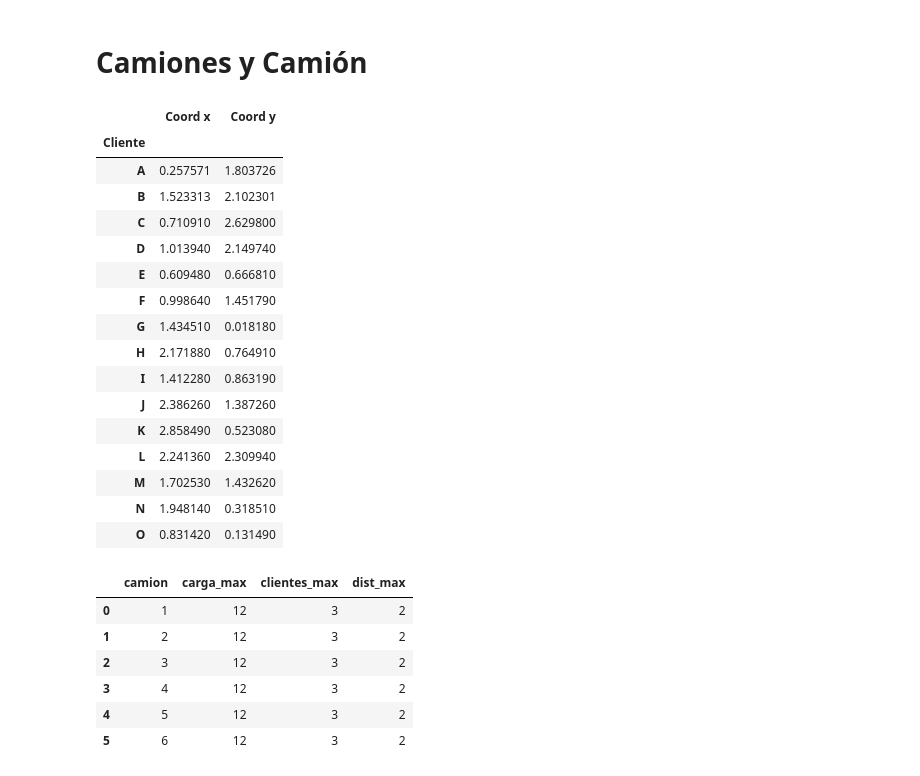
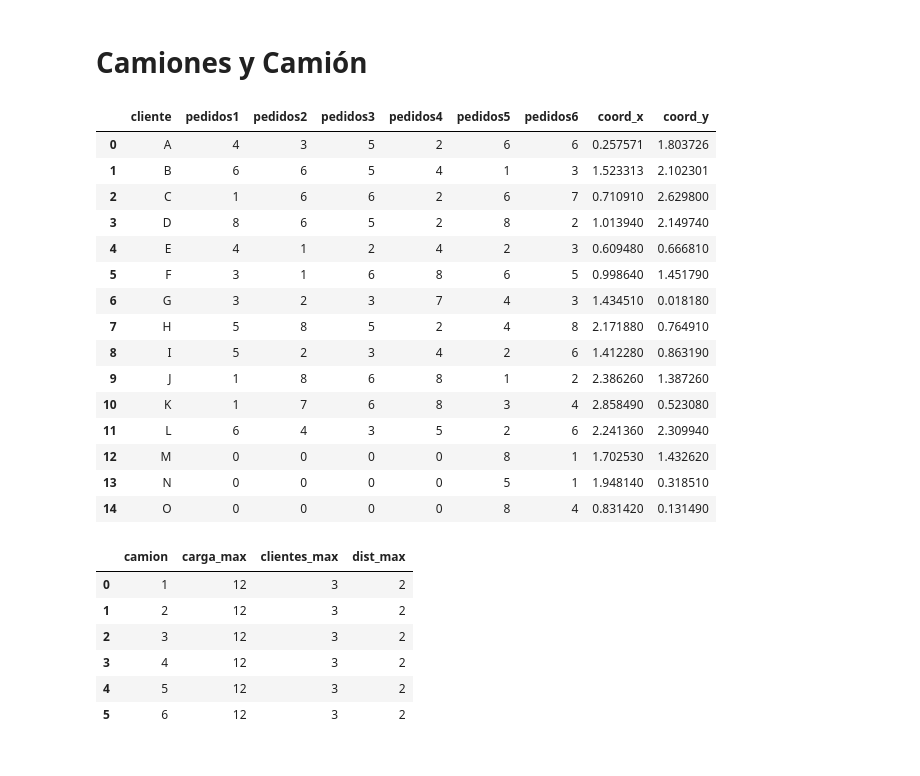
Before and after one commit to JuanCruzC97/ope3-logistica, a Jupyter notebook: 1.0-pruebas-iniciales.ipynb, the cells around one changed output. Drawn from its saved outputs; the diff is of its cells as text; code cells hidden in the pictures.

```diff
--- a/1.0-pruebas-iniciales.ipynb
+++ b/1.0-pruebas-iniciales.ipynb
@@ -5,26 +5,27 @@ import copy
 # %% [markdown]
 # Camiones y Camión
 # %%
-df_clientes = pd.read_excel("data/inputs/data_inputs.xlsx", sheet_name="clientes", index_col=[0])
-df_clientes
+df_clientes = pd.read_excel("data/inputs/data_inputs.xlsx", sheet_name="clientes")
+df_pedidos = pd.read_excel("data/inputs/data_inputs.xlsx", sheet_name="pedidos")
+df_pedidos = pd.merge(left=df_pedidos, right=df_clientes, on="cliente", how="inner")
+df_pedidos
 # %% [output]
-|  | Coord x | Coord y |
-| Cliente |  |  |
-| A | 0.257571 | 1.803726 |
-| B | 1.523313 | 2.102301 |
-| C | 0.710910 | 2.629800 |
-| D | 1.013940 | 2.149740 |
-| E | 0.609480 | 0.666810 |
-| F | 0.998640 | 1.451790 |
-| G | 1.434510 | 0.018180 |
-| H | 2.171880 | 0.764910 |
-| I | 1.412280 | 0.863190 |
-| J | 2.386260 | 1.387260 |
-| K | 2.858490 | 0.523080 |
-| L | 2.241360 | 2.309940 |
-| M | 1.702530 | 1.432620 |
-| N | 1.948140 | 0.318510 |
-| O | 0.831420 | 0.131490 |
+|  | cliente | pedidos1 | pedidos2 | pedidos3 | pedidos4 | pedidos5 | pedidos6 | coord_x | coord_y |
+| 0 | A | 4 | 3 | 5 | 2 | 6 | 6 | 0.257571 | 1.803726 |
+| 1 | B | 6 | 6 | 5 | 4 | 1 | 3 | 1.523313 | 2.102301 |
+| 2 | C | 1 | 6 | 6 | 2 | 6 | 7 | 0.710910 | 2.629800 |
+| 3 | D | 8 | 6 | 5 | 2 | 8 | 2 | 1.013940 | 2.149740 |
+| 4 | E | 4 | 1 | 2 | 4 | 2 | 3 | 0.609480 | 0.666810 |
+| 5 | F | 3 | 1 | 6 | 8 | 6 | 5 | 0.998640 | 1.451790 |
+| 6 | G | 3 | 2 | 3 | 7 | 4 | 3 | 1.434510 | 0.018180 |
+| 7 | H | 5 | 8 | 5 | 2 | 4 | 8 | 2.171880 | 0.764910 |
+| 8 | I | 5 | 2 | 3 | 4 | 2 | 6 | 1.412280 | 0.863190 |
+| 9 | J | 1 | 8 | 6 | 8 | 1 | 2 | 2.386260 | 1.387260 |
+| 10 | K | 1 | 7 | 6 | 8 | 3 | 4 | 2.858490 | 0.523080 |
+| 11 | L | 6 | 4 | 3 | 5 | 2 | 6 | 2.241360 | 2.309940 |
+| 12 | M | 0 | 0 | 0 | 0 | 8 | 1 | 1.702530 | 1.432620 |
+| 13 | N | 0 | 0 | 0 | 0 | 5 | 1 | 1.948140 | 0.318510 |
+| 14 | O | 0 | 0 | 0 | 0 | 8 | 4 | 0.831420 | 0.131490 |
 # %%
 df_camiones = pd.read_excel("data/inputs/data_inputs.xlsx", sheet_name="camiones")
 df_camiones
```
Also changed, not shown: parts of 16 cells of this notebook, 2 other files.
